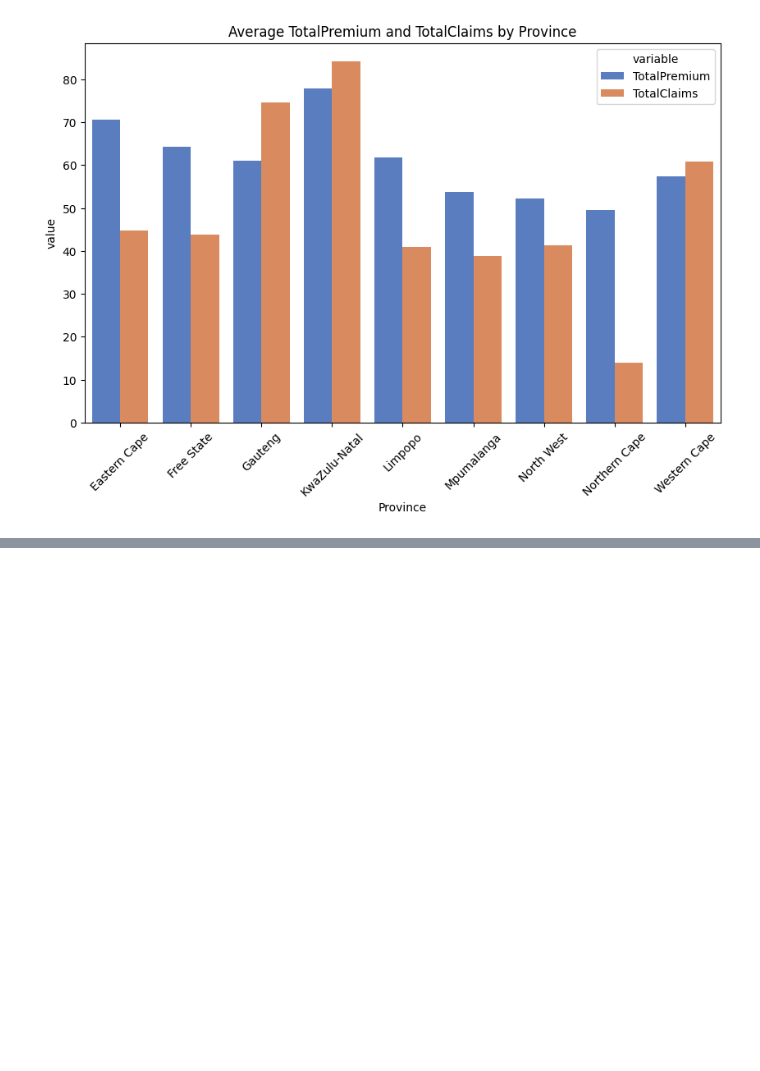
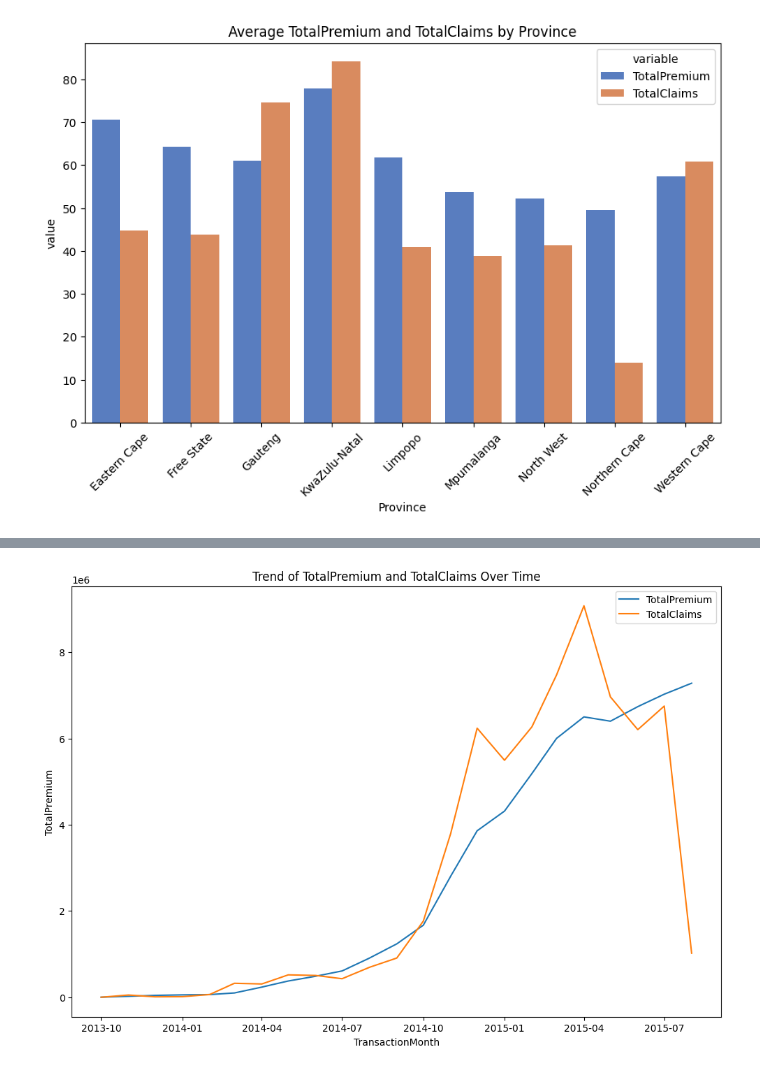
Before and after one commit to SaraFedlu/Insurance-Data-Insights-and-Prediction, a Jupyter notebook: notebooks/eda.ipynb, the cells around one changed output, grey strips where cells are left out. Cells and saved outputs as stored; diff of their text form; code cells hidden in the pictures; blank space fills up the shorter version.

```diff
--- a/notebooks/eda.ipynb
+++ b/notebooks/eda.ipynb
@@ -274,0 +286,11 @@ plt.show()
+# %%
+monthly_trend = data_cleaned.groupby(data_cleaned['TransactionMonth'])[['TotalPremium', 'TotalClaims']].sum().reset_index()
+
+plt.figure(figsize=(12, 8))
+sns.lineplot(data=monthly_trend, x='TransactionMonth', y='TotalPremium', label='TotalPremium')
+sns.lineplot(data=monthly_trend, x='TransactionMonth', y='TotalClaims', label='TotalClaims')
+plt.title('Trend of TotalPremium and TotalClaims Over Time')
+plt.legend()
+plt.show()
+# %% [output]
+[figure, added]
```
Also changed, not shown: parts of 1 cell of this notebook.
